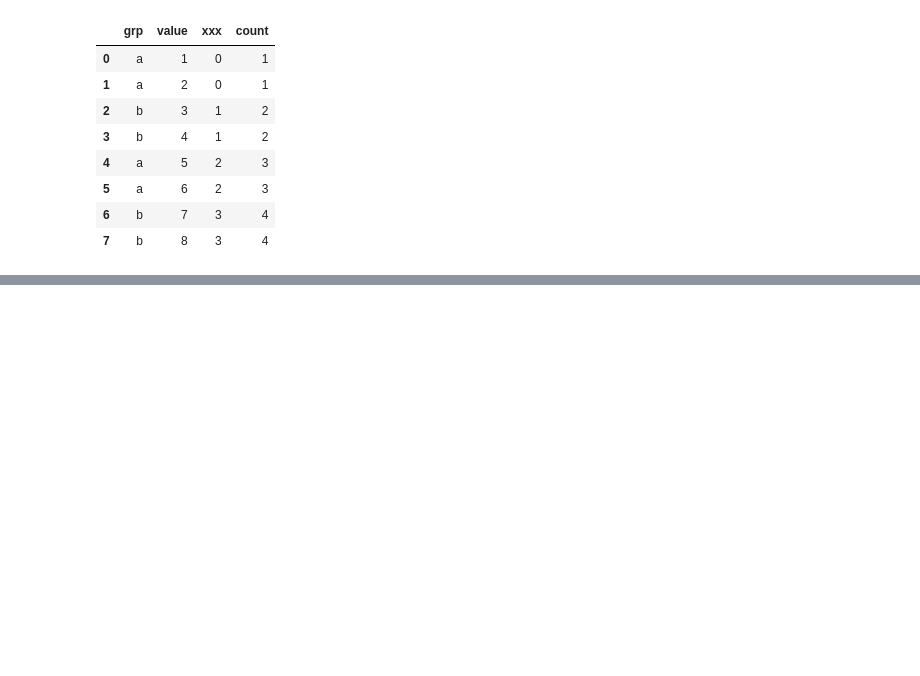
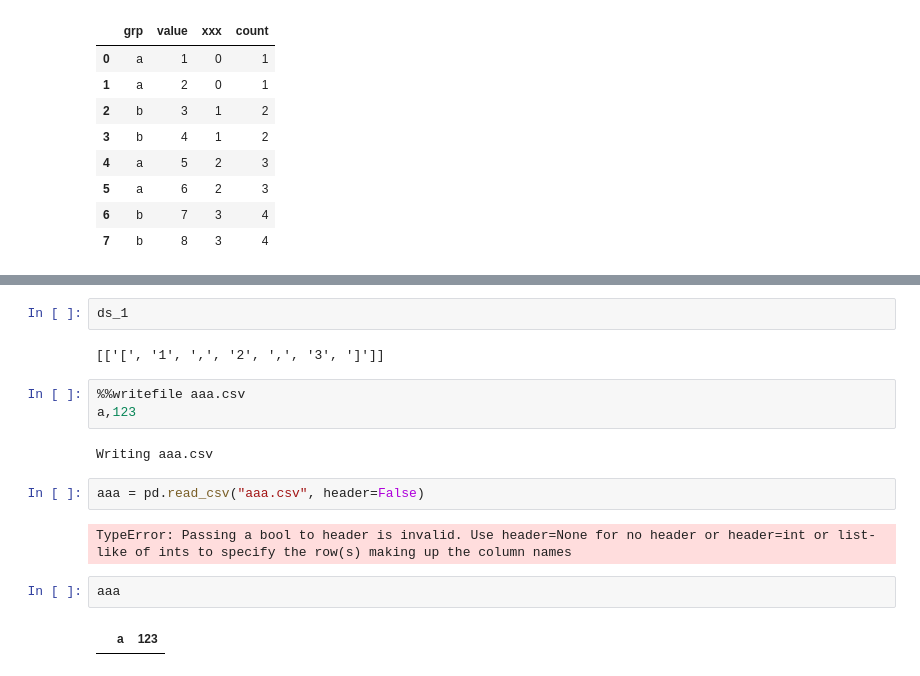
Before and after one commit to zerosum99/handinpython_study, a Jupyter notebook: Untitled1.ipynb, the cells around one changed output, grey strips where cells are left out. Saved outputs shown, nothing was run; the diff lists cells and outputs as text; blank space fills up the shorter version.

```diff
--- a/Untitled1.ipynb
+++ b/Untitled1.ipynb
@@ -341,0 +411,17 @@ df_1
+# %%
+ds_1
+# %% [output]
+[['[', '1', ',', '2', ',', '3', ']']]
+# %%
+%%writefile aaa.csv
+a,123
+# %% [output]
+Writing aaa.csv
+# %%
+aaa = pd.read_csv("aaa.csv", header=False)
+# %% [output]
+TypeError: Passing a bool to header is invalid. Use header=None for no header or header=int or list-like of ints to specify the row(s) making up the column names
+# %%
+aaa
+# %% [output]
+|  | a | 123 |
```
Also changed, not shown: parts of 16 cells of this notebook, 1 other file.
